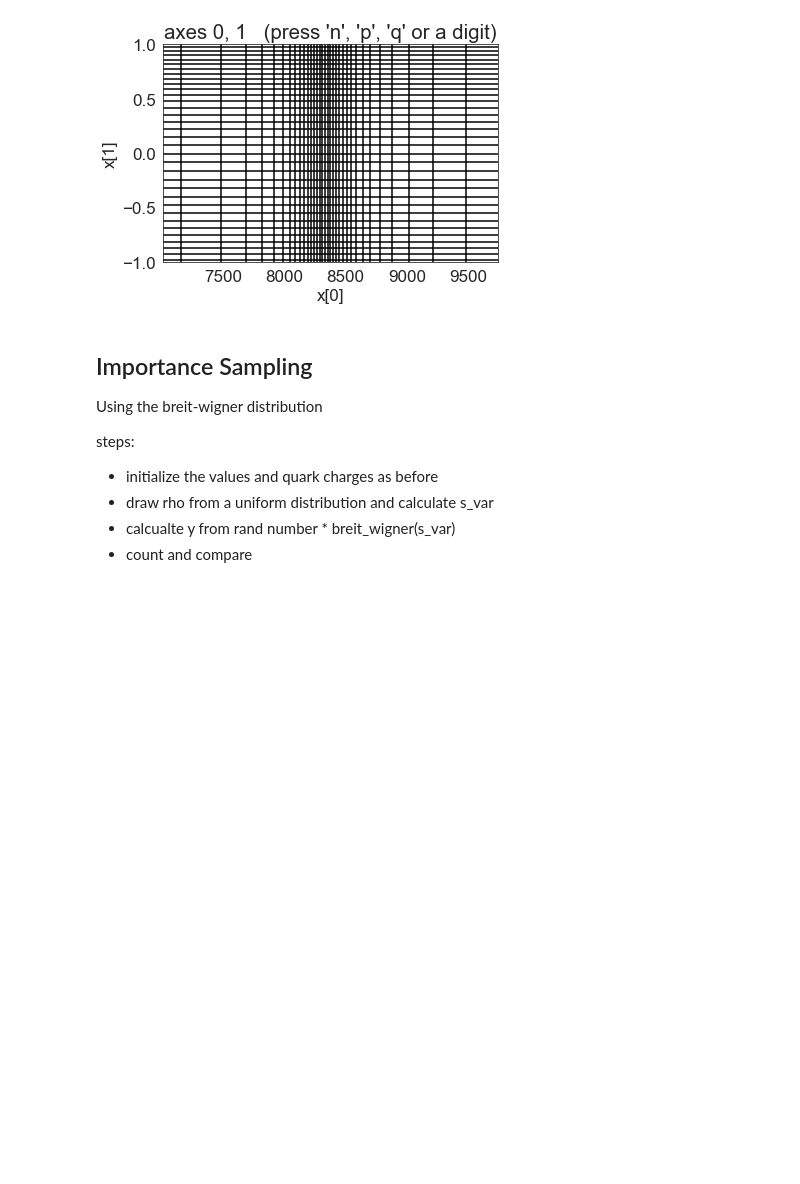
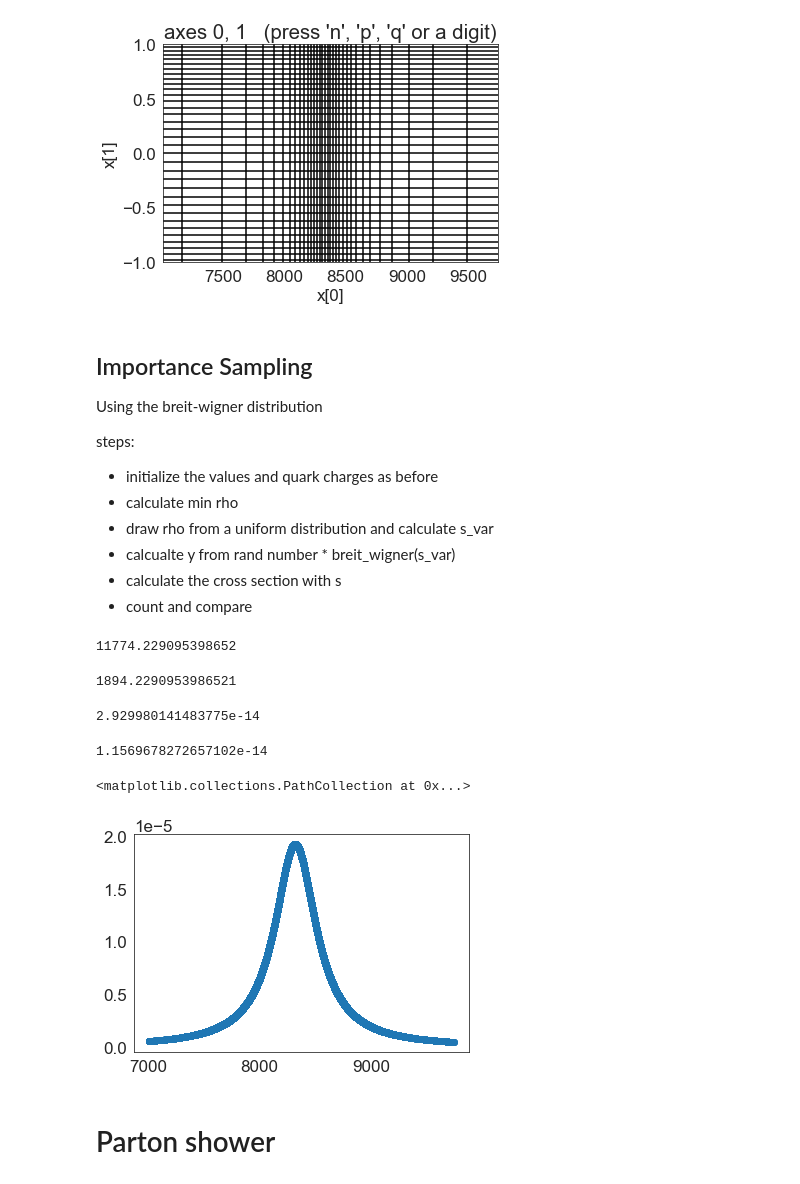
Before and after one commit to Ssalazar12/Physics, a Jupyter notebook: montecarlo_qcd/problem_1_montecarlo.ipynb, the cells around one changed output. Drawn from its saved outputs; the diff is of its cells as text; code cells hidden in the pictures; blank space fills up the shorter version.

```diff
--- a/montecarlo_qcd/problem_1_montecarlo.ipynb
+++ b/montecarlo_qcd/problem_1_montecarlo.ipynb
@@ -356,12 +359,68 @@ Using the breit-wigner distribution
 
 steps:
 - initialize the values and quark charges as before
+- calculate min rho
 - draw rho from a uniform distribution and calculate s_var
 - calcualte y from rand number * breit_wigner(s_var)
+- calculate the cross section with s
 - count and compare
 # %%
 def breit_wigner(s_var):
     return 1/((s_var-Mz**2)**2 + Mz**2*Gammaz**2)
 
-def pick_x_from_rho(rho_var):
+def pick_s_from_rho(rho_var):
     return np.tan(rho_var)* Mz*Gammaz + Mz**2
+
+def calcualte_rho(s_var):
+    return np.arctan((s_var - Mz**2)/(Mz*Gammaz))
+
+N_steps = 10**5
+benchmark_value = 9880
+
+# randomly generate the indices
+charge_sequence, Aq_array, Vq_array = initialize_quark_sequence(N_steps)
+
+s_upper = (Mz + 3*Gammaz)**2
+s_lower = (Mz - 3*Gammaz)**2
+
+# get the upper and lower indices
+rho_lower = calcualte_rho(s_lower)
+rho_upper = calcualte_rho(s_upper)
+# %%
+# generate random rho's
+rho_rand = np.random.uniform(low=rho_lower, high=rho_upper, size=(N_steps))
+# calculate s from rho
+s = pick_s_from_rho(rho_rand)
+bf_function = breit_wigner(s)
+fs = 1.0/(s_upper-s_lower)
+
+# generate costh
+costh = np.random.uniform(low=-1, high=1, size=(N_steps))
+
+# calcaulte sigma
+sigma_eval = diff_cross_section(s, costh, fs, charge_sequence ,Aq_array, Vq_array)
+
+phi_integral = 2*np.pi
+volume_interval = 2.0 * ((Mz + 3*Gammaz)**2 - (Mz - 3*Gammaz)**2)
+
+
+print(sigma_res)
+np.abs(sigma_res-benchmark_value)
+# %% [output]
+11774.229095398652
+1894.2290953986521
+# %%
+min(y)
+# %% [output]
+2.929980141483775e-14
+# %%
+min(sigma_eval)
+# %% [output]
+1.1569678272657102e-14
+# %%
+plt.scatter(s,breit_wigner(s))
+# %% [output]
+<matplotlib.collections.PathCollection at 0x...>
+[figure, added]
+# %% [markdown]
+# Parton shower
```
Also changed, not shown: parts of 18 cells of this notebook.
